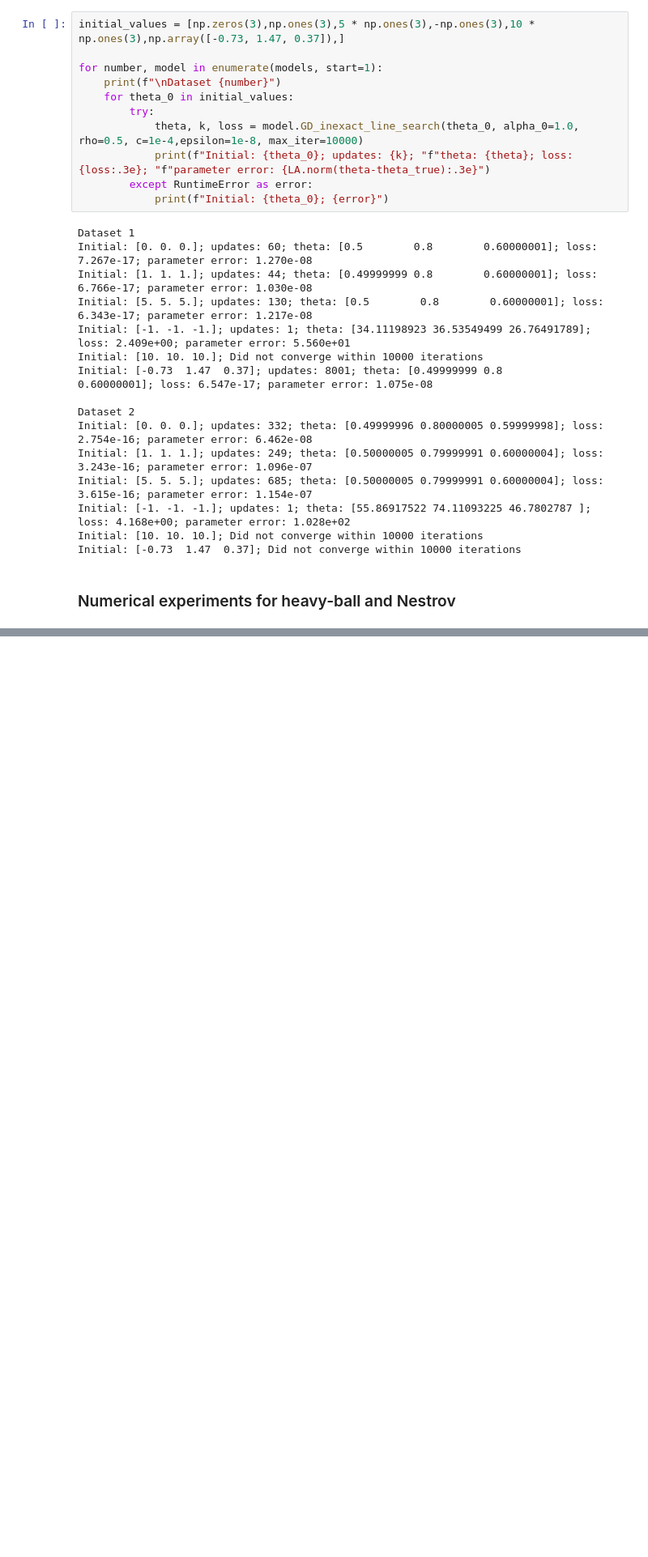
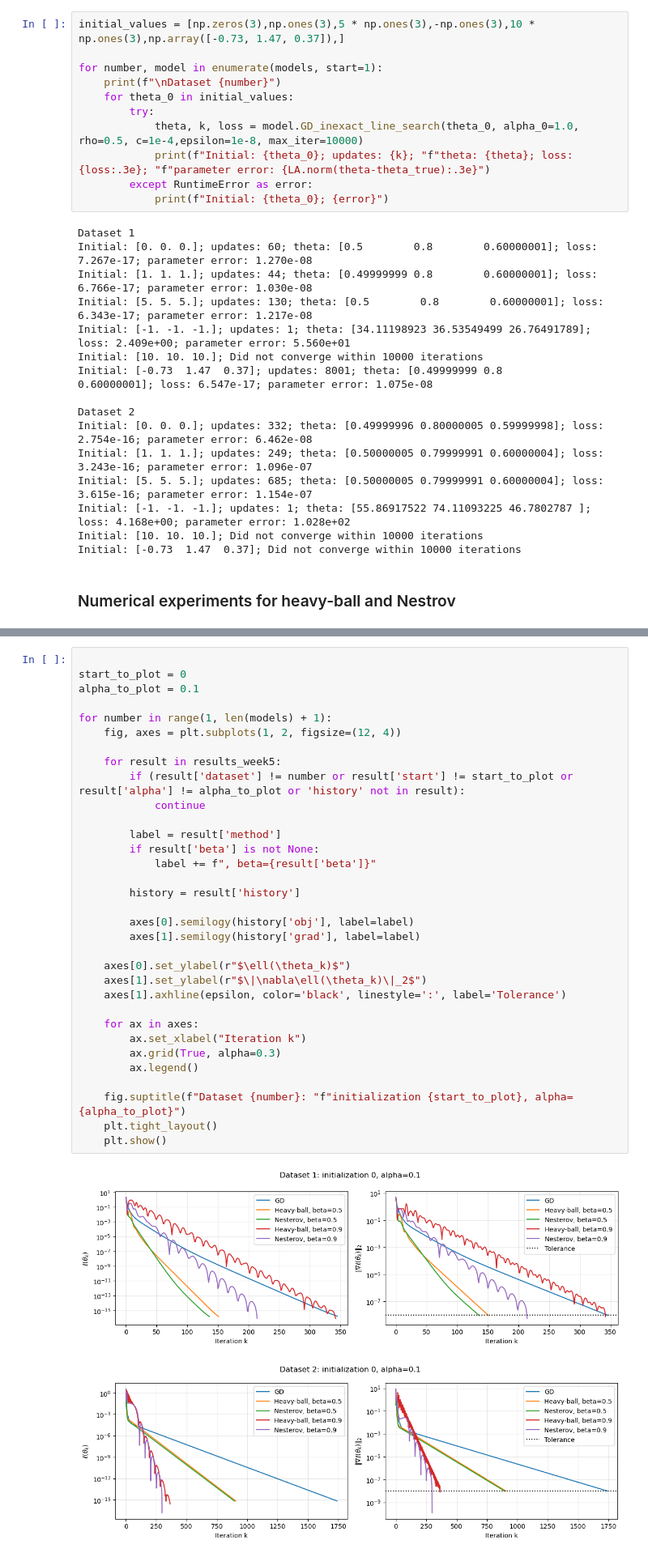
Before and after one commit to alex-id9/2MBC80-coursework, a Jupyter notebook: implementation_MIP_P2.ipynb, the cells around one changed output, grey strips where cells are left out. Shown at 81% size. Cells and saved outputs as stored; diff of their text form; blank space fills up the shorter version.

Commit message:
output and plot for the conv. of the three methods

```diff
--- a/implementation_MIP_P2.ipynb
+++ b/implementation_MIP_P2.ipynb
@@ -479,0 +499,36 @@ for number, model in enumerate(models, start=1):
+# %%
+
+start_to_plot = 0
+alpha_to_plot = 0.1
+
+for number in range(1, len(models) + 1):
+    fig, axes = plt.subplots(1, 2, figsize=(12, 4))
+
+    for result in results_week5:
+        if (result['dataset'] != number or result['start'] != start_to_plot or result['alpha'] != alpha_to_plot or 'history' not in result):
+            continue
+
+        label = result['method']
+        if result['beta'] is not None:
+            label += f", beta={result['beta']}"
+
+        history = result['history']
+
+        axes[0].semilogy(history['obj'], label=label)
+        axes[1].semilogy(history['grad'], label=label)
+
+    axes[0].set_ylabel(r"$\ell(\theta_k)$")
+    axes[1].set_ylabel(r"$\|\nabla\ell(\theta_k)\|_2$")
+    axes[1].axhline(epsilon, color='black', linestyle=':', label='Tolerance')
+
+    for ax in axes:
+        ax.set_xlabel("Iteration k")
+        ax.grid(True, alpha=0.3)
+        ax.legend()
+
+    fig.suptitle(f"Dataset {number}: "f"initialization {start_to_plot}, alpha={alpha_to_plot}")
+    plt.tight_layout()
+    plt.show()
+# %% [output]
+[figure, added]
+[figure, added]
```
Also changed, not shown: parts of 2 cells of this notebook.
